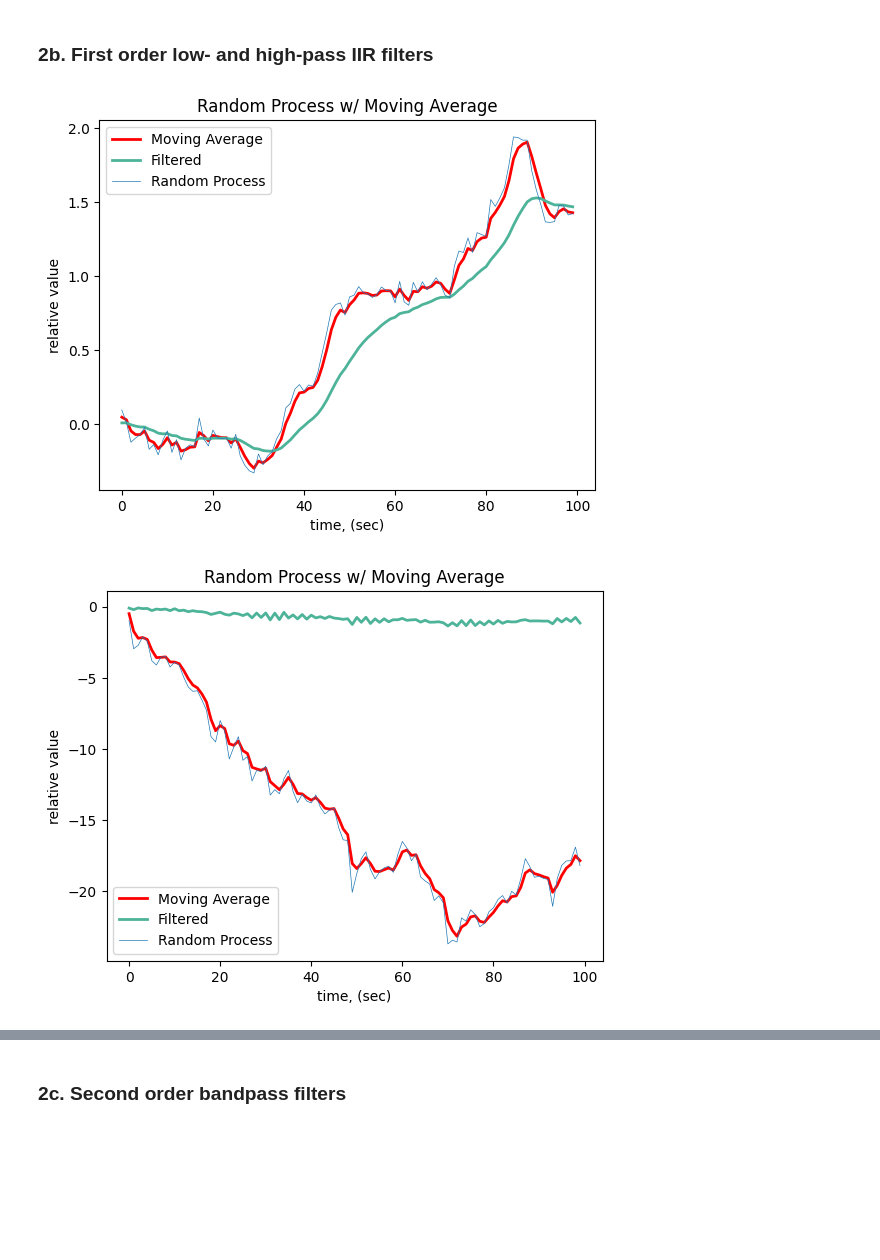
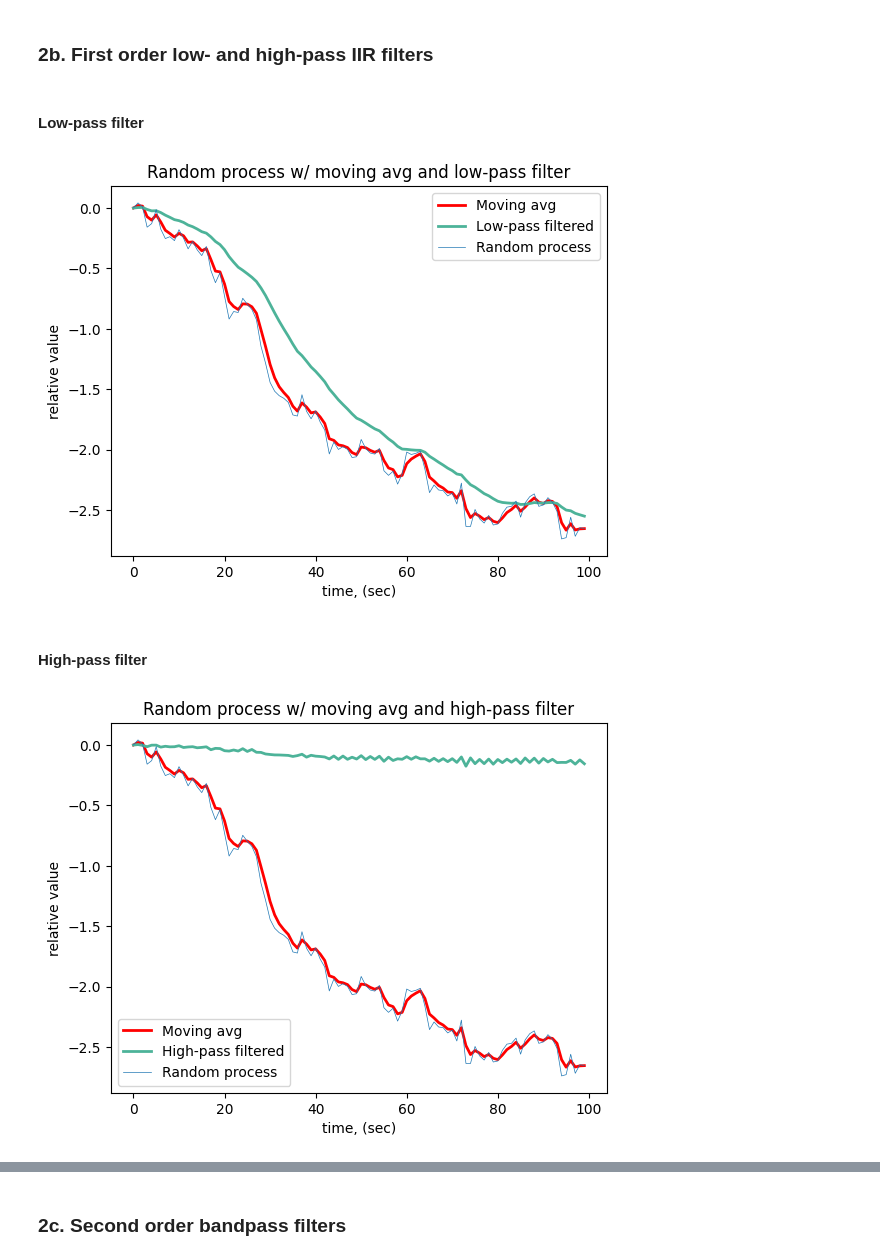
Before and after one commit to finnhittson/csds464, a Jupyter notebook: 464-A3b_fxh157_files/A3b_fxh157.ipynb, the cells around one changed output, grey strips where cells are left out. Cells and saved outputs as stored; diff of their text form; code cells hidden in the pictures; blank space fills up the shorter version.

```diff
--- a/464-A3b_fxh157_files/A3b_fxh157.ipynb
+++ b/464-A3b_fxh157_files/A3b_fxh157.ipynb
@@ -96,20 +102,22 @@ filtered = a3b.filterIIR(x=rand, a=a, b=b)
 # %% [markdown]
 ### 2b. First order low- and high-pass IIR filters
+# %% [markdown]
+#### Low-pass filter
 # %%
-rand = a3b.randprocess(N=100, s=0.1)
+rand = a3b.randprocess(N=100, s=0.1, ntype="gaussian")
 avg = a3b.movingavg(x=rand, l=0.5)
 a = [-0.9]
 b = [0.1]
 filtered = a3b.filterIIR(x=rand, a=a, b=b)
-a3b.plot_movingavg(rand=rand, avg=avg, filtered=filtered)
+a3b.plot_movingavg(rand=rand, avg=avg, filtered=filtered, title="Random process w/ moving avg and low-pass filter", label="Low-pass filtered")
 # %% [output]
-[figure, old version]
+[figure, new version]
+# %% [markdown]
+#### High-pass filter
 # %%
-rand = a3b.randprocess(N=100, s=1.0)
-avg = a3b.movingavg(x=rand, l=0.5)
 a = [0.9]
 b = [0.1]
 filtered = a3b.filterIIR(x=rand, a=a, b=b)
-a3b.plot_movingavg(rand=rand, avg=avg, filtered=filtered)
+a3b.plot_movingavg(rand=rand, avg=avg, filtered=filtered, title="Random process w/ moving avg and high-pass filter", label="High-pass filtered")
 # %% [output]
-[figure, old version]
+[figure, new version]
```
Also changed, not shown: parts of 25 cells of this notebook, 2 other files.
